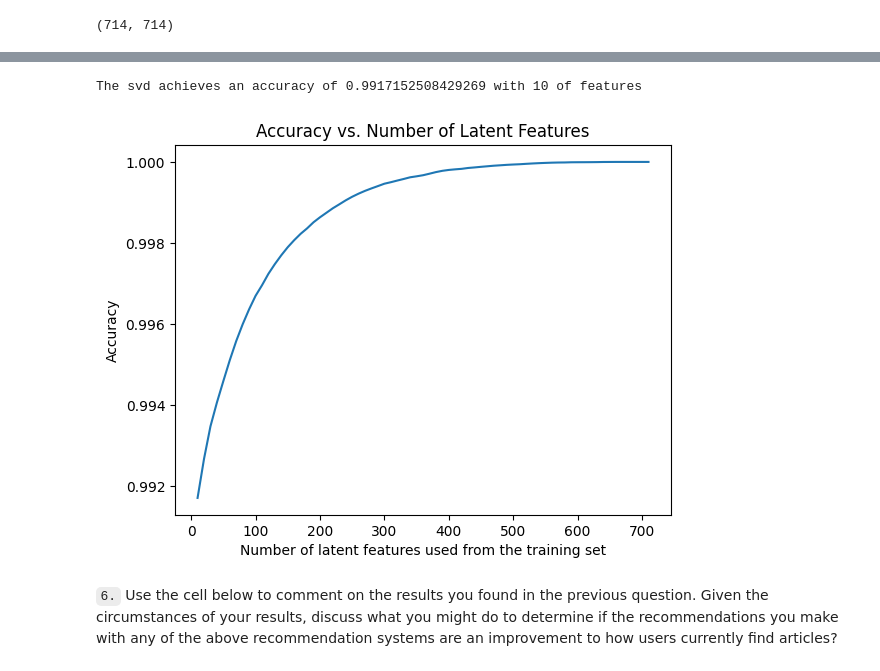
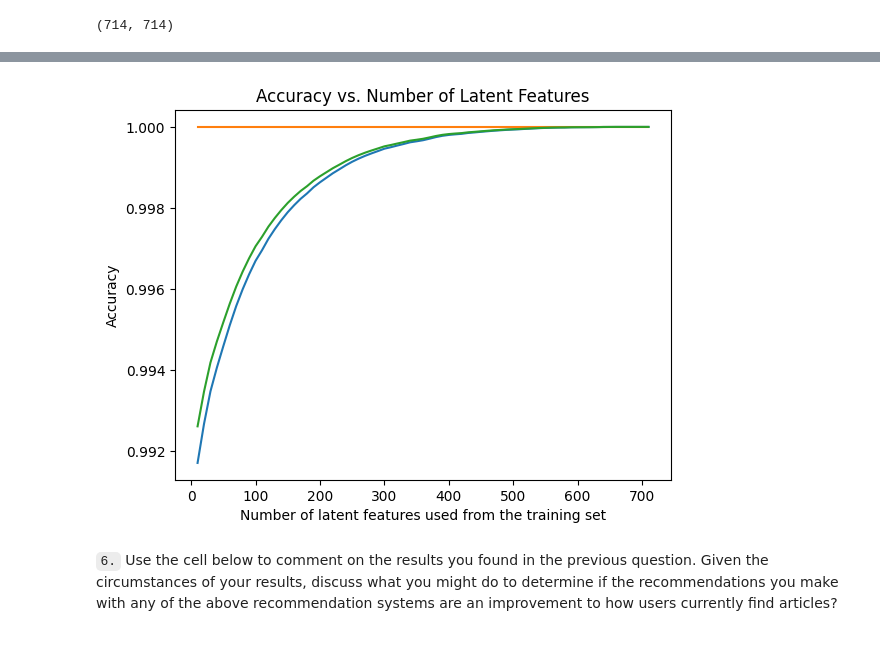
Before and after one commit to GinnCheng/Recommentation-Engines, a Jupyter notebook: Recommendations_with_IBM.ipynb, the cells around one changed output, grey strips where cells are left out. Saved outputs shown, nothing was run; the diff lists cells and outputs as text; code cells hidden in the pictures.

```diff
--- a/Recommendations_with_IBM.ipynb
+++ b/Recommendations_with_IBM.ipynb
@@ -860,37 +880,0 @@ def svd_accuracy():
-# %%
-def svd_train_accuracy_analysis(user_item_train, user_item_test):
-    # test a number of feats
-    tot_num_feats = user_item_train.shape[1]
-    # setup the accuracy
-    svd_accuracy = []
-    selected_feats = np.arange(10, tot_num_feats,10)
-    # a switch to launch an accuracy mark or not
-    acc_mark_switch = 1
-    # fit SVD on the user_item_train matrix
-    u_train, s_train, vt_train = np.linalg.svd(user_item_train,full_matrices=False)
-    for k in selected_feats:
-        ## part 1 for the training set
-        # restructure the svd matrices with k latent features
-        tmp_s, tmp_u, tmp_vt = np.diag(s_train[:k]), u_train[:, :k], vt_train[:k, :]
-        # take dot product to get the estimated user_item_train
-        user_item_est = np.around(np.dot(np.dot(tmp_u, tmp_s), tmp_vt))
-        # compute error for each prediction to actual value
-        diffs = np.subtract(user_item_train, user_item_est)
-        err = np.sum(np.sum(np.abs(diffs)))
-        # the maximum error is that all diff values are 1, of which the sum is the sum of user_item_train values or the number of rows of df_train
-        sub_acc = 1 - err/(user_item_train.shape[0] * user_item_train.shape[1])
-        # total errors and keep track of them
-        svd_accuracy.append(sub_acc)
-        # now we can mark the number of features that gives an accuracy of 99%
-        if acc_mark_switch == 1 and sub_acc >= 0.99:
-            print(f'The svd achieves an accuracy of {sub_acc} with {k} of features')
-            acc_mark_switch = 0
-        else:
-            pass
-        ## part 2 for the testing set
-        # find the common user_ids of train and test
-        comm_user_ids = np.intersect1d(user_item_train.index.tolist(), user_item_test.index.tolist())
-        comm_test_ui = user_item_test[user_item_test.index.isin(comm_user_ids)]
-
-
-    return selected_feats, svd_accuracy
@@ -908,14 +881,14 @@ user_item_test[user_item_test.index.isin(comm_user_ids)].head()
 # %%
-selected_feats, svd_accuracy = svd_train_accuracy_analysis(user_item_train)
+selected_feats, train_accuracy, test_accuracy, total_accuracy = svd_train_accuracy_analysis(user_item_train, user_item_test)
-# %% [output]
-The svd achieves an accuracy of 0.9917152508429269 with 10 of features
 # %%
-plt.plot(selected_feats, svd_accuracy);
+plt.plot(selected_feats, train_accuracy);
+plt.plot(selected_feats, test_accuracy);
+plt.plot(selected_feats, total_accuracy);
 plt.xlabel('Number of latent features used from the training set');
 plt.ylabel('Accuracy');
 plt.title('Accuracy vs. Number of Latent Features');
 # %% [output]
-[figure, old version]
+[figure, new version]
 # %% [markdown]
 `6.` Use the cell below to comment on the results you found in the previous question. Given the circumstances of your results, discuss what you might do to determine if the recommendations you make with any of the above recommendation systems are an improvement to how users currently find articles?
 # %% [markdown]
```
Also changed, not shown: parts of 2 cells of this notebook.
